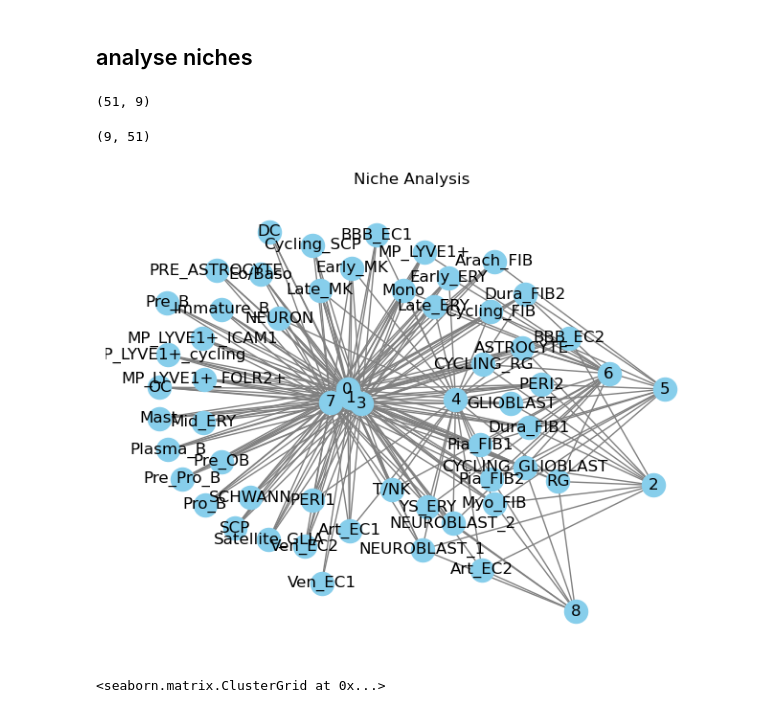
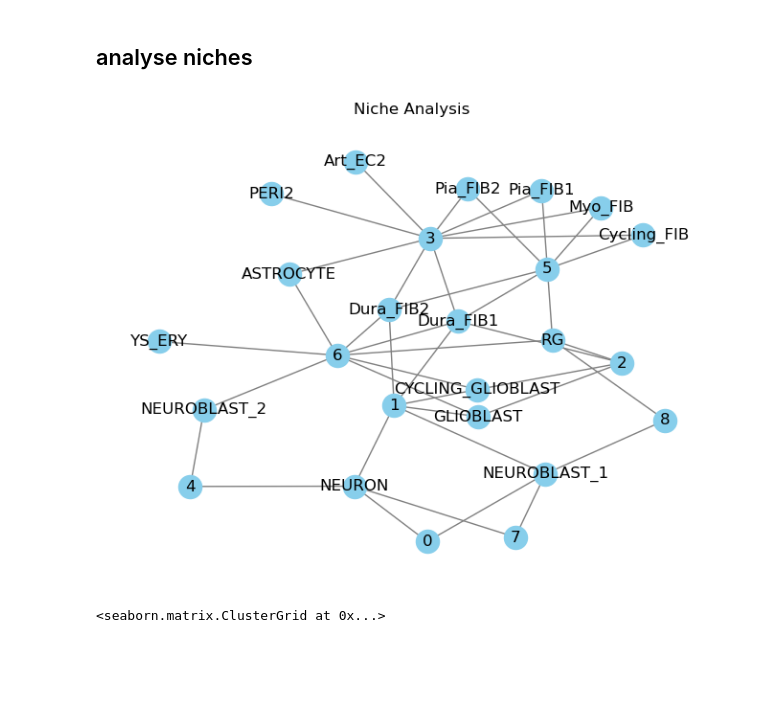
Before and after one commit to Teichlab/nichefinder, a Jupyter notebook: notebooks/test_iss2niche.ipynb, the cells around one changed output. Cells and saved outputs as stored; diff of their text form; code cells hidden in the pictures; blank space fills up the shorter version.

Commit message:
improve niche plot

```diff
--- a/notebooks/test_iss2niche.ipynb
+++ b/notebooks/test_iss2niche.ipynb
@@ -149,22 +149,14 @@ agg_prob = i2n.aggregate_neighbors(
 )
 # %%
 res = i2n.find_niches(agg_prob)
-# %%
-res['membership'].shape
-# %% [output]
-(51, 9)
-# %%
-res['features'].shape
-# %% [output]
-(9, 51)
 # %%
 i2n.plot_niches(
     membership=res['membership'],
-    features=res['features'],
     labels=res_ad.uns['label_transfer']['annot']['prob'].columns,
+    threshold=0.2,
 )
 # %% [output]
-[figure, old version]
+[figure, new version]
 # %%
 import seaborn as sns
 sns.clustermap(pd.DataFrame(res['membership'], index=res_ad.uns['label_transfer']['annot']['prob'].columns).T, figsize=(15,5), standard_scale=0)
```
Also changed, not shown: parts of 1 cell of this notebook, 1 other file.
